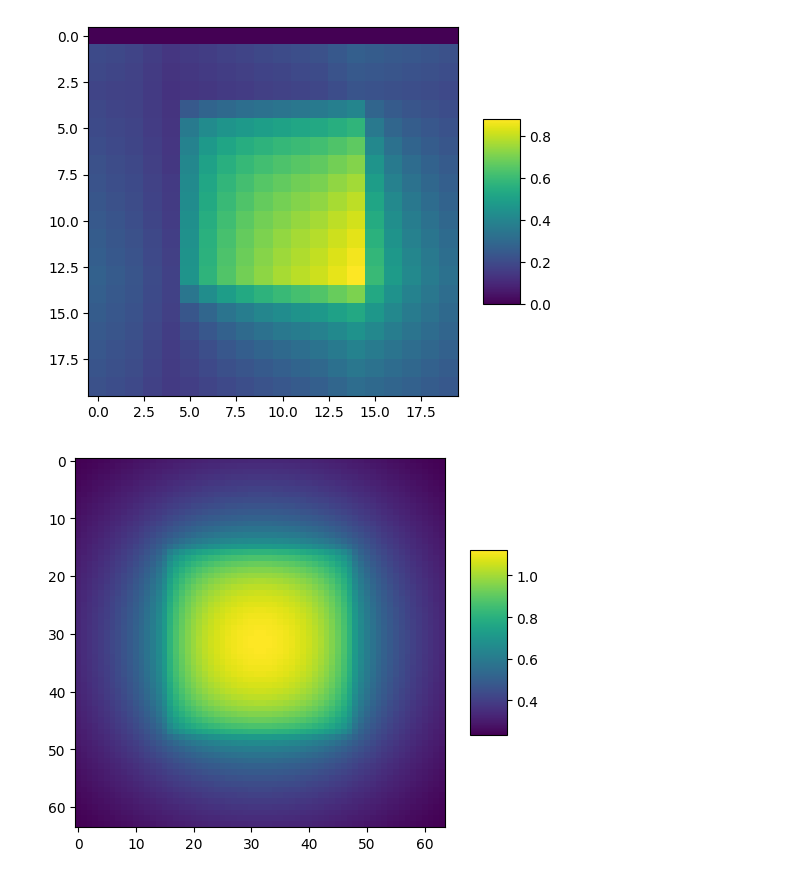
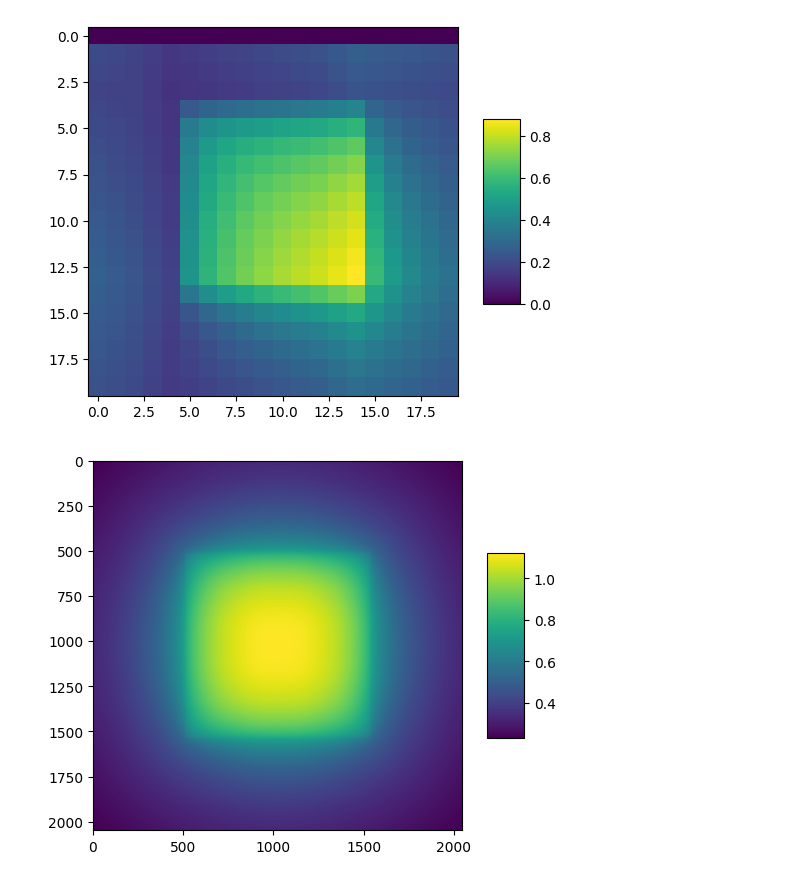
Before and after one commit to SickSmile1/naive-fft-mlms, a Jupyter notebook: results/plotResults.ipynb, the cells around one changed output. Drawn from its saved outputs; the diff is of its cells as text; code cells hidden in the pictures.

```diff
--- a/results/plotResults.ipynb
+++ b/results/plotResults.ipynb
@@ -42,12 +42,12 @@ plt.show()
 # %% [output]
 [figure]
 # %%
-arr = np.fromfile("64_grid", sep='\t')
+arr = np.fromfile("grid_faster_2048", sep='\t')
 grid = int(np.sqrt(arr.shape[0]))
 arr2 = arr.reshape(grid, grid)
 
 surf = plt.imshow(arr2,cmap='viridis')
 plt.colorbar(surf, shrink=0.5, aspect=5)
 plt.show()
 # %% [output]
-[figure, old version]
+[figure, new version]
```
Also changed, not shown: 17 other files.
